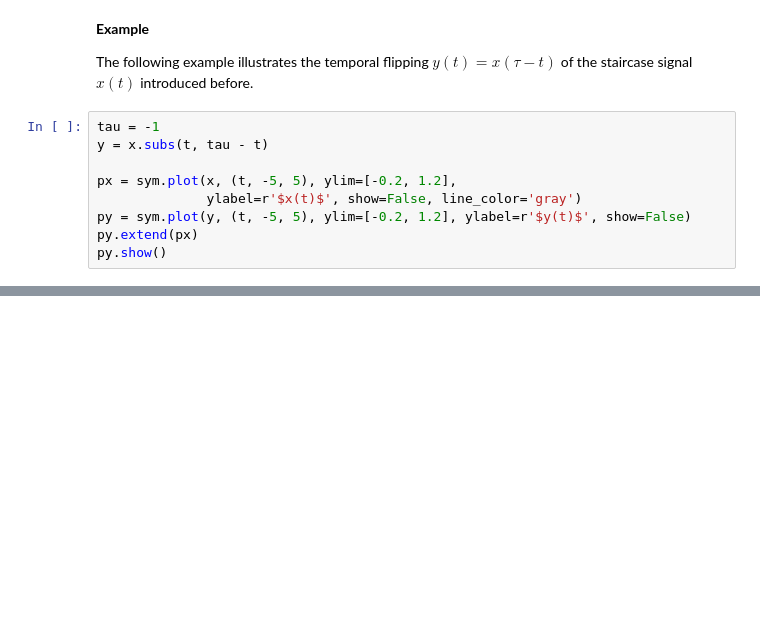
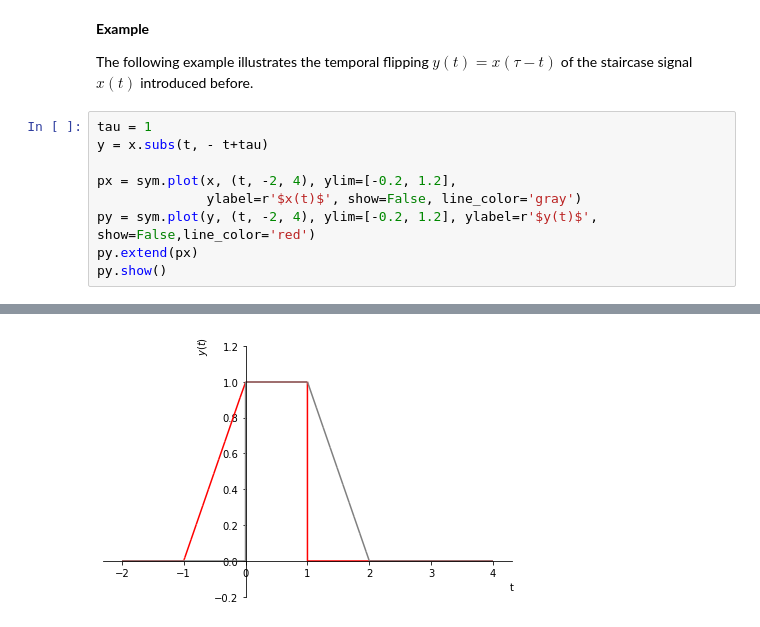
Before and after one commit to luckguy/SS2022, a Jupyter notebook: SS01.ipynb, the cells around one changed output, grey strips where cells are left out. Drawn from its saved outputs; the diff is of its cells as text; blank space fills up the shorter version.

```diff
--- a/SS01.ipynb
+++ b/SS01.ipynb
@@ -133,12 +94,12 @@ The temporal flipping operation can be interpreted geometrically as a mirroring
 
 The following example illustrates the temporal flipping $y(t) = x(\tau - t)$ of the staircase signal $x(t)$ introduced before.
 # %%
-tau = -1
-y = x.subs(t, tau - t)
+tau = 1
+y = x.subs(t, - t+tau)
 
-px = sym.plot(x, (t, -5, 5), ylim=[-0.2, 1.2],
+px = sym.plot(x, (t, -2, 4), ylim=[-0.2, 1.2],
               ylabel=r'$x(t)$', show=False, line_color='gray')
-py = sym.plot(y, (t, -5, 5), ylim=[-0.2, 1.2], ylabel=r'$y(t)$', show=False)
+py = sym.plot(y, (t, -2, 4), ylim=[-0.2, 1.2], ylabel=r'$y(t)$', show=False,line_color='red')
 py.extend(px)
 py.show()
 # %% [output]
@@ -145,0 +106 @@ py.show()
+[figure, added]
```
Also changed, not shown: parts of 19 cells of this notebook.
